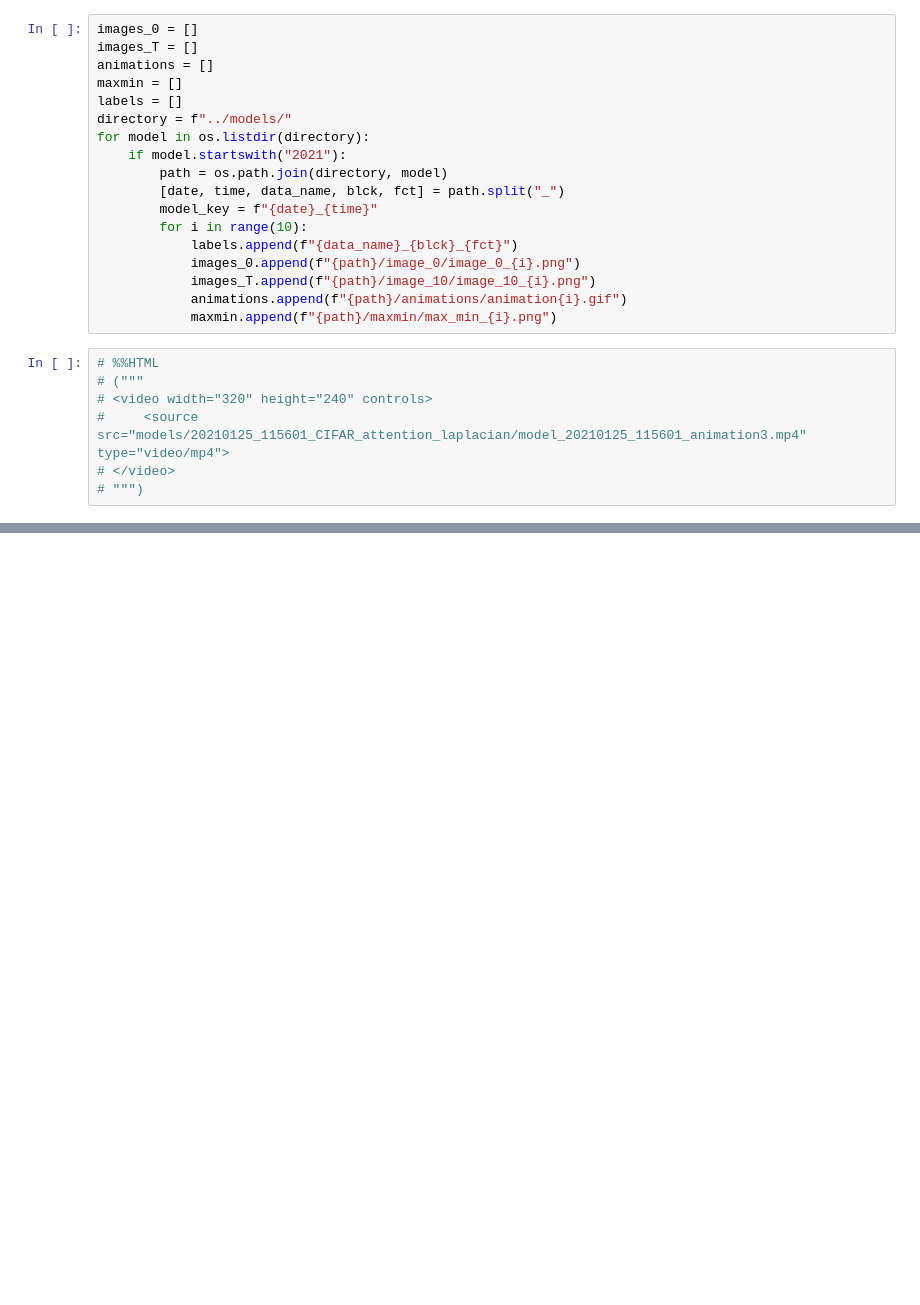
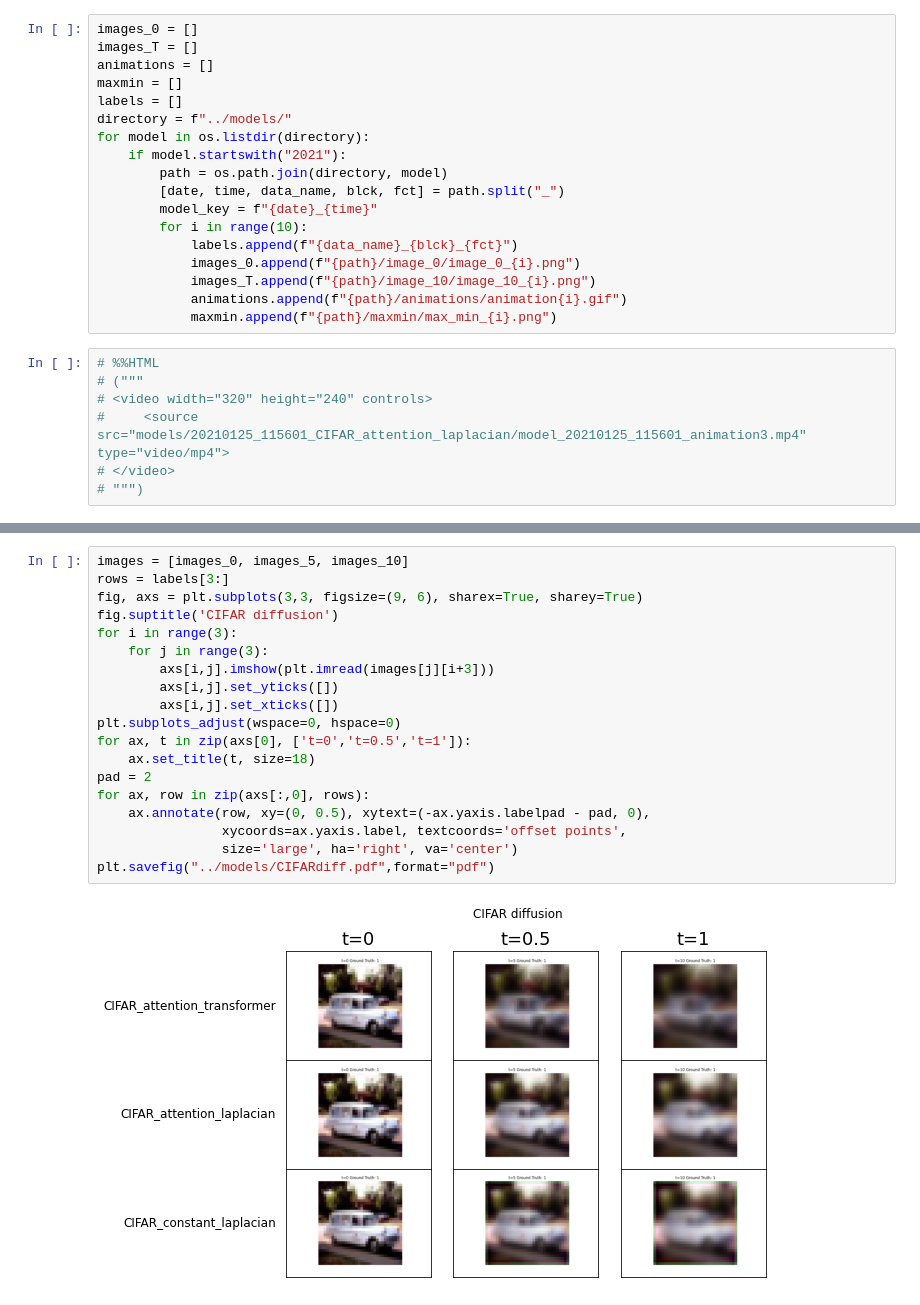
Before and after one commit to twitter-research/graph-neural-pde, a Jupyter notebook: src/image_vis.ipynb, the cells around one changed output, grey strips where cells are left out. Cells and saved outputs as stored; diff of their text form; blank space fills up the shorter version.

```diff
--- a/src/image_vis.ipynb
+++ b/src/image_vis.ipynb
@@ -79,0 +120,21 @@ ipyplot.plot_class_tabs(maxmin, labels, img_width=150)
+# %%
+images = [images_0, images_5, images_10]
+rows = labels[3:]
+fig, axs = plt.subplots(3,3, figsize=(9, 6), sharex=True, sharey=True)
+fig.suptitle('CIFAR diffusion')
+for i in range(3):
+    for j in range(3):
+        axs[i,j].imshow(plt.imread(images[j][i+3]))
+        axs[i,j].set_yticks([])
+        axs[i,j].set_xticks([])
+plt.subplots_adjust(wspace=0, hspace=0)
+for ax, t in zip(axs[0], ['t=0','t=0.5','t=1']):
+    ax.set_title(t, size=18)
+pad = 2
+for ax, row in zip(axs[:,0], rows):
+    ax.annotate(row, xy=(0, 0.5), xytext=(-ax.yaxis.labelpad - pad, 0),
+                xycoords=ax.yaxis.label, textcoords='offset points',
+                size='large', ha='right', va='center')
+plt.savefig("../models/CIFARdiff.pdf",format="pdf")
+# %% [output]
+[figure, added]
```
Also changed, not shown: parts of 6 cells of this notebook.
